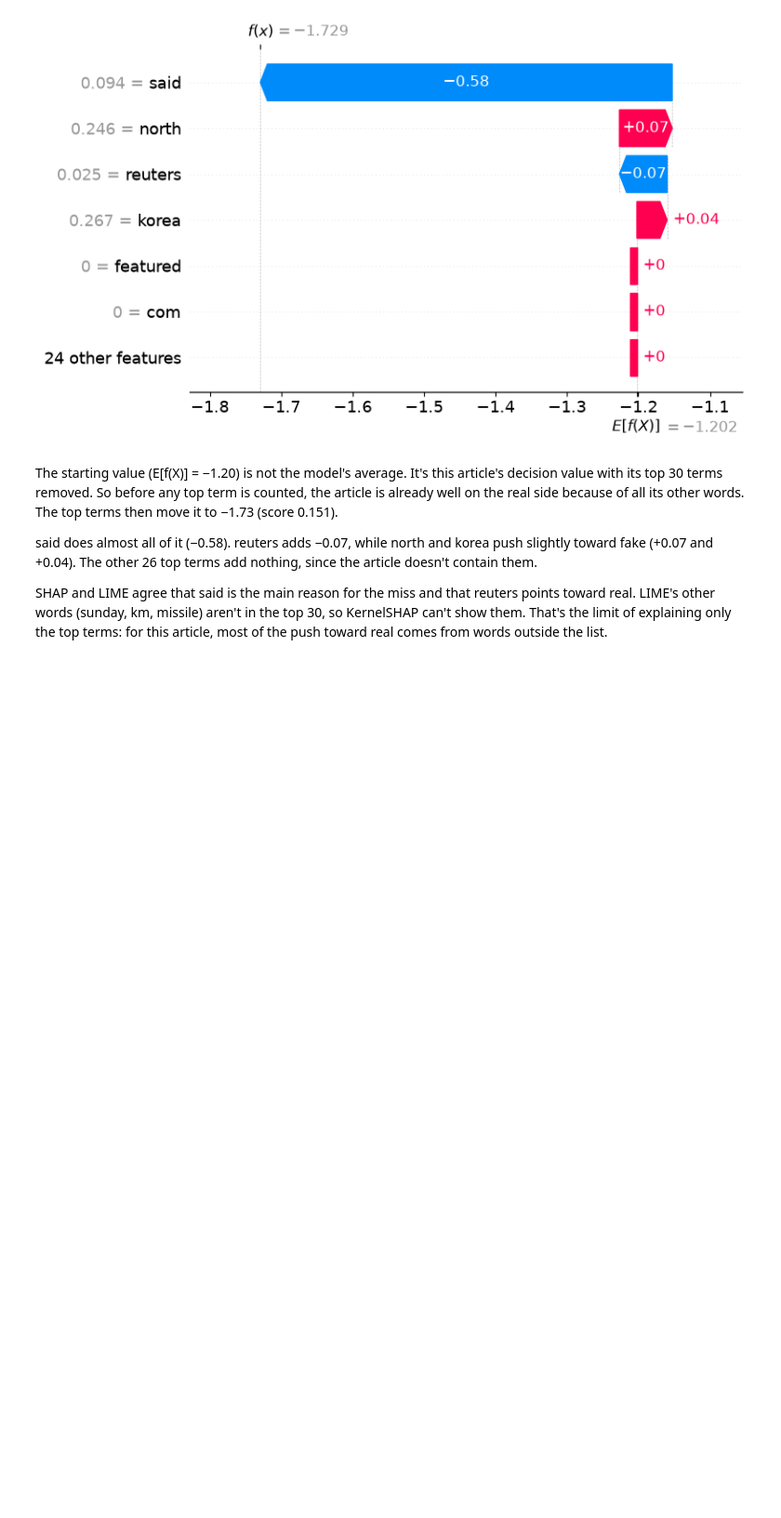
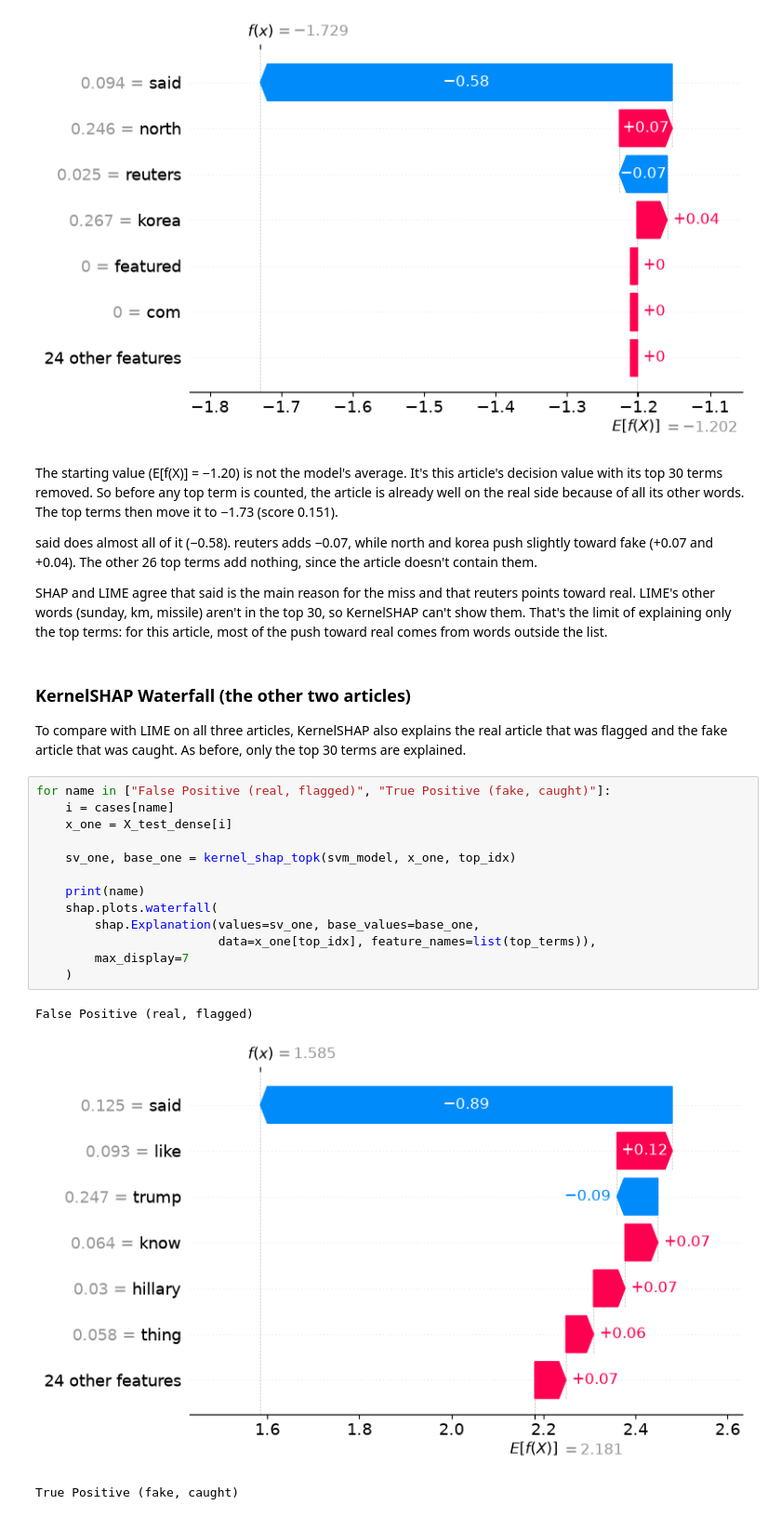
Before and after one commit to jirapon000/XDS_Fake_New_Detection, a Jupyter notebook: Model/Common Models/SVM.ipynb, the cells around one changed output. Shown at 93% size. Saved outputs shown, nothing was run; the diff lists cells and outputs as text; blank space fills up the shorter version.

```diff
--- a/Model/Common Models/SVM.ipynb
+++ b/Model/Common Models/SVM.ipynb
@@ -713,3 +713,24 @@ The starting value (E[f(X)] = −1.20) is not the model's average. It's this art
 said does almost all of it (−0.58). reuters adds −0.07, while north and korea push slightly toward fake (+0.07 and +0.04). The other 26 top terms add nothing, since the article doesn't contain them.
 
 SHAP and LIME agree that said is the main reason for the miss and that reuters points toward real. LIME's other words (sunday, km, missile) aren't in the top 30, so KernelSHAP can't show them. That's the limit of explaining only the top terms: for this article, most of the push toward real comes from words outside the list.
+# %% [markdown]
+### KernelSHAP Waterfall (the other two articles)
+
+To compare with LIME on all three articles, KernelSHAP also explains the real article that was flagged and the fake article that was caught. As before, only the top 30 terms are explained.
+# %%
+for name in ["False Positive (real, flagged)", "True Positive (fake, caught)"]:
+    i = cases[name]
+    x_one = X_test_dense[i]
+
+    sv_one, base_one = kernel_shap_topk(svm_model, x_one, top_idx)
+
+    print(name)
+    shap.plots.waterfall(
+        shap.Explanation(values=sv_one, base_values=base_one,
+                         data=x_one[top_idx], feature_names=list(top_terms)),
+        max_display=7
+    )
+# %% [output]
+False Positive (real, flagged)
+[figure, added]
+True Positive (fake, caught)
```
Also changed, not shown: parts of 4 cells of this notebook, 4 other files.
